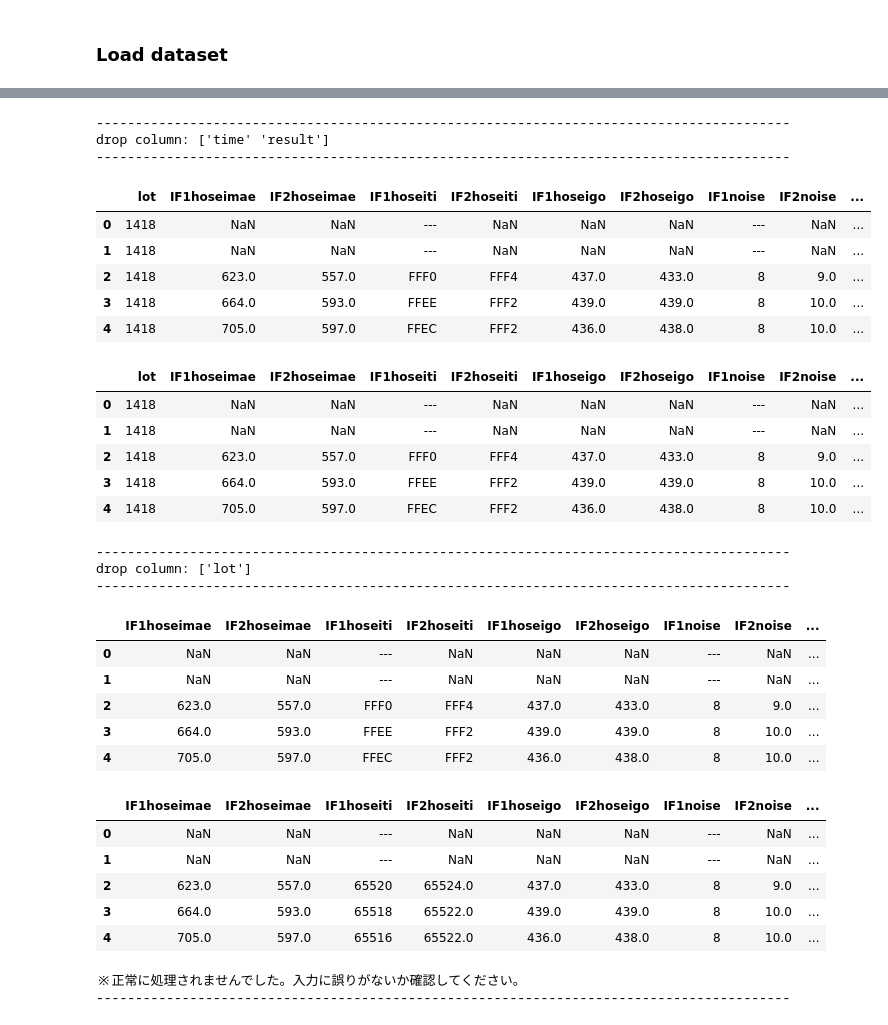
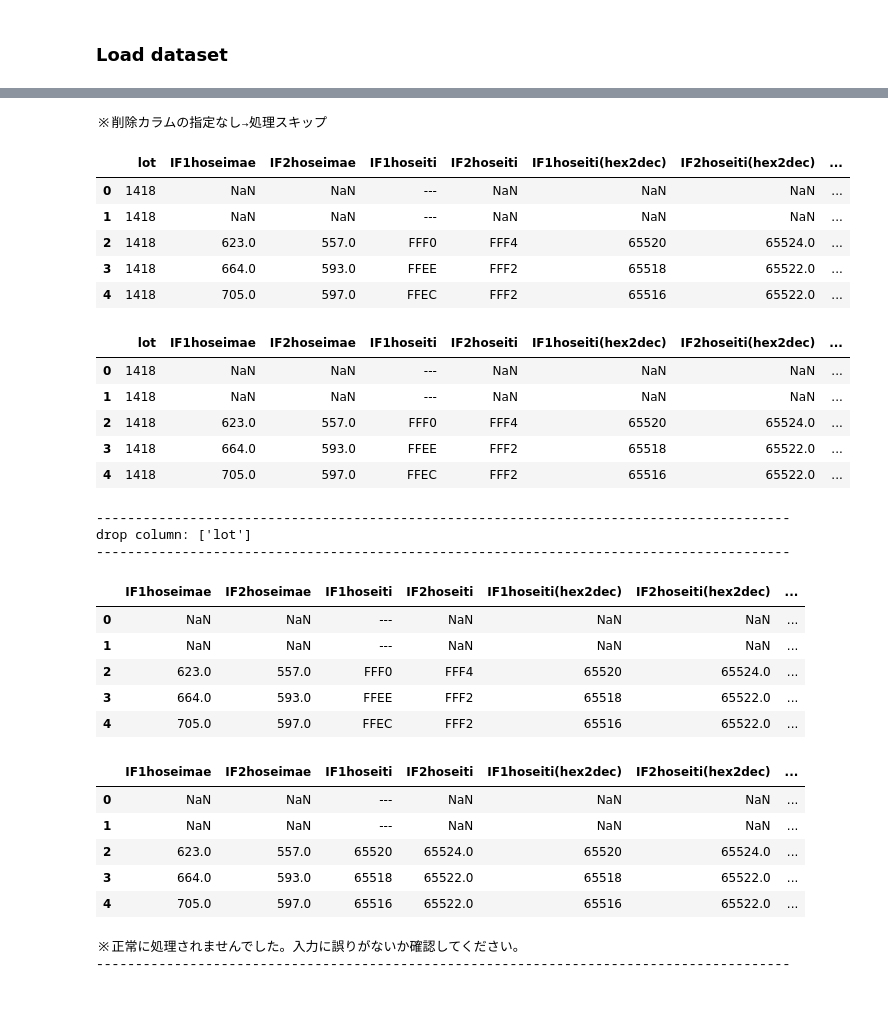
Before and after one commit to hima2b4/EDA_tools, a Jupyter notebook: Data_Preprosessing.ipynb, the cells around one changed output, grey strips where cells are left out. Saved outputs shown, nothing was run; the diff lists cells and outputs as text; code cells hidden in the pictures.

```diff
--- a/Data_Preprosessing.ipynb
+++ b/Data_Preprosessing.ipynb
@@ -200,31 +205,29 @@ Object_colomn: ['time', 'IF1hoseiti', 'IF2hoseiti', 'IF1noise', 'result']
 # %%
 #@title 指定したカラムを削除
 #@markdown  **<font color= "Crimson">注意</font>：指定は <u> ' ID ' , ' Age '  </u> などとしてください。**</font>
-Drop_label_is = 'time','result' #@param {type:"raw"}
+Drop_label_is = '' #@param {type:"raw"}
 
 try:
   if Drop_label_is is not "":
     Drop_label_is = pd.Series(Drop_label_is)
     print('-----------------------------------------------------------------------------------------')
     print("drop column:", Drop_label_is.values)
     print('-----------------------------------------------------------------------------------------')
     df.drop(columns=list(Drop_label_is),axis=1,inplace=True)
   else:
     print('※削除カラムの指定なし→処理スキップ')
 except:
     print("※正常に処理されませんでした。入力に誤りがないか確認してください。")
 
 df.head()
 # %% [output]
------------------------------------------------------------------------------------------
-drop column: ['time' 'result']
------------------------------------------------------------------------------------------
+※削除カラムの指定なし→処理スキップ
-|  | lot | IF1hoseimae | IF2hoseimae | IF1hoseiti | IF2hoseiti | IF1hoseigo | IF2hoseigo | IF1noise | IF2noise | ... |
-| 0 | 1418 | NaN | NaN | --- | NaN | NaN | NaN | --- | NaN | ... |
-| 1 | 1418 | NaN | NaN | --- | NaN | NaN | NaN | --- | NaN | ... |
-| 2 | 1418 | 623.0 | 557.0 | FFF0 | FFF4 | 437.0 | 433.0 | 8 | 9.0 | ... |
-| 3 | 1418 | 664.0 | 593.0 | FFEE | FFF2 | 439.0 | 439.0 | 8 | 10.0 | ... |
-| 4 | 1418 | 705.0 | 597.0 | FFEC | FFF2 | 436.0 | 438.0 | 8 | 10.0 | ... |
+|  | lot | IF1hoseimae | IF2hoseimae | IF1hoseiti | IF2hoseiti | IF1hoseiti(hex2dec) | IF2hoseiti(hex2dec) | ... |
+| 0 | 1418 | NaN | NaN | --- | NaN | NaN | NaN | ... |
+| 1 | 1418 | NaN | NaN | --- | NaN | NaN | NaN | ... |
+| 2 | 1418 | 623.0 | 557.0 | FFF0 | FFF4 | 65520 | 65524.0 | ... |
+| 3 | 1418 | 664.0 | 593.0 | FFEE | FFF2 | 65518 | 65522.0 | ... |
+| 4 | 1418 | 705.0 | 597.0 | FFEC | FFF2 | 65516 | 65522.0 | ... |
 # %%
 #@title データの7割以上が欠損値のカラムを削除（☑ ＝実行）
 Over_70percent_missing_value_is_drop = True #@param {type:"boolean"}
@@ -245,12 +248,12 @@ if Over_70percent_missing_value_is_drop == True:
 #      print(col,'：OK ⇒ 処理スキップ')
 df.head()
 # %% [output]
-|  | lot | IF1hoseimae | IF2hoseimae | IF1hoseiti | IF2hoseiti | IF1hoseigo | IF2hoseigo | IF1noise | IF2noise | ... |
-| 0 | 1418 | NaN | NaN | --- | NaN | NaN | NaN | --- | NaN | ... |
-| 1 | 1418 | NaN | NaN | --- | NaN | NaN | NaN | --- | NaN | ... |
-| 2 | 1418 | 623.0 | 557.0 | FFF0 | FFF4 | 437.0 | 433.0 | 8 | 9.0 | ... |
-| 3 | 1418 | 664.0 | 593.0 | FFEE | FFF2 | 439.0 | 439.0 | 8 | 10.0 | ... |
-| 4 | 1418 | 705.0 | 597.0 | FFEC | FFF2 | 436.0 | 438.0 | 8 | 10.0 | ... |
+|  | lot | IF1hoseimae | IF2hoseimae | IF1hoseiti | IF2hoseiti | IF1hoseiti(hex2dec) | IF2hoseiti(hex2dec) | ... |
+| 0 | 1418 | NaN | NaN | --- | NaN | NaN | NaN | ... |
+| 1 | 1418 | NaN | NaN | --- | NaN | NaN | NaN | ... |
+| 2 | 1418 | 623.0 | 557.0 | FFF0 | FFF4 | 65520 | 65524.0 | ... |
+| 3 | 1418 | 664.0 | 593.0 | FFEE | FFF2 | 65518 | 65522.0 | ... |
+| 4 | 1418 | 705.0 | 597.0 | FFEC | FFF2 | 65516 | 65522.0 | ... |
 # %%
 #@title カラム名に [ID] [Lot] を含まれる場合、削除（☑ ＝実行）
 Drop_ID_label = True #@param {type:"boolean"}
@@ -268,12 +271,12 @@ df.head()
 -----------------------------------------------------------------------------------------
 drop column: ['lot']
 -----------------------------------------------------------------------------------------
-|  | IF1hoseimae | IF2hoseimae | IF1hoseiti | IF2hoseiti | IF1hoseigo | IF2hoseigo | IF1noise | IF2noise | ... |
-| 0 | NaN | NaN | --- | NaN | NaN | NaN | --- | NaN | ... |
-| 1 | NaN | NaN | --- | NaN | NaN | NaN | --- | NaN | ... |
-| 2 | 623.0 | 557.0 | FFF0 | FFF4 | 437.0 | 433.0 | 8 | 9.0 | ... |
-| 3 | 664.0 | 593.0 | FFEE | FFF2 | 439.0 | 439.0 | 8 | 10.0 | ... |
-| 4 | 705.0 | 597.0 | FFEC | FFF2 | 436.0 | 438.0 | 8 | 10.0 | ... |
+|  | IF1hoseimae | IF2hoseimae | IF1hoseiti | IF2hoseiti | IF1hoseiti(hex2dec) | IF2hoseiti(hex2dec) | ... |
+| 0 | NaN | NaN | --- | NaN | NaN | NaN | ... |
+| 1 | NaN | NaN | --- | NaN | NaN | NaN | ... |
+| 2 | 623.0 | 557.0 | FFF0 | FFF4 | 65520 | 65524.0 | ... |
+| 3 | 664.0 | 593.0 | FFEE | FFF2 | 65518 | 65522.0 | ... |
+| 4 | 705.0 | 597.0 | FFEC | FFF2 | 65516 | 65522.0 | ... |
 # %%
 #@title 16進数カラムを指定、10進数に変換（☑ ＝実行）
 #@markdown  **<font color= "Crimson">注意</font>：指定は <u> ' ID ' , ' Age '  </u> などとしてください。**</font>
@@ -293,12 +296,12 @@ for i in HEX2INT:
         pass
 df.head()
 # %% [output]
-|  | IF1hoseimae | IF2hoseimae | IF1hoseiti | IF2hoseiti | IF1hoseigo | IF2hoseigo | IF1noise | IF2noise | ... |
-| 0 | NaN | NaN | --- | NaN | NaN | NaN | --- | NaN | ... |
-| 1 | NaN | NaN | --- | NaN | NaN | NaN | --- | NaN | ... |
-| 2 | 623.0 | 557.0 | 65520 | 65524.0 | 437.0 | 433.0 | 8 | 9.0 | ... |
-| 3 | 664.0 | 593.0 | 65518 | 65522.0 | 439.0 | 439.0 | 8 | 10.0 | ... |
-| 4 | 705.0 | 597.0 | 65516 | 65522.0 | 436.0 | 438.0 | 8 | 10.0 | ... |
+|  | IF1hoseimae | IF2hoseimae | IF1hoseiti | IF2hoseiti | IF1hoseiti(hex2dec) | IF2hoseiti(hex2dec) | ... |
+| 0 | NaN | NaN | --- | NaN | NaN | NaN | ... |
+| 1 | NaN | NaN | --- | NaN | NaN | NaN | ... |
+| 2 | 623.0 | 557.0 | 65520 | 65524.0 | 65520 | 65524.0 | ... |
+| 3 | 664.0 | 593.0 | 65518 | 65522.0 | 65518 | 65522.0 | ... |
+| 4 | 705.0 | 597.0 | 65516 | 65522.0 | 65516 | 65522.0 | ... |
 # %%
 #@title 指定カラムを Labelエンコード
 #@markdown  **<font color= "Crimson">注意</font>：指定は <u> ' ID ' , ' Age ' , </u> などとしてください。**
```
Also changed, not shown: parts of 9 cells of this notebook.
